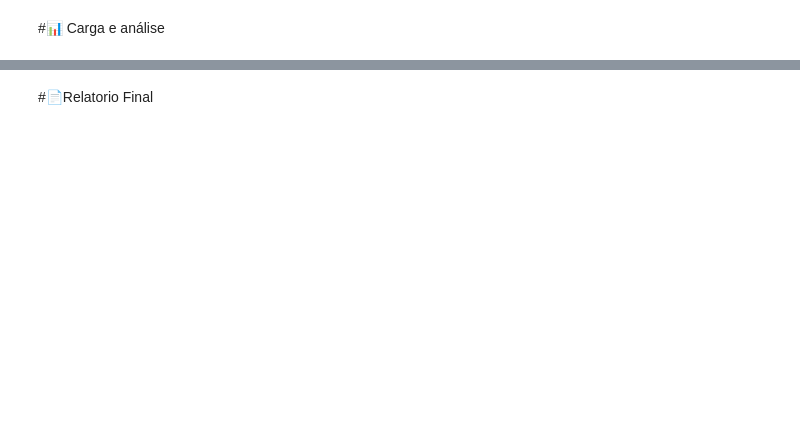
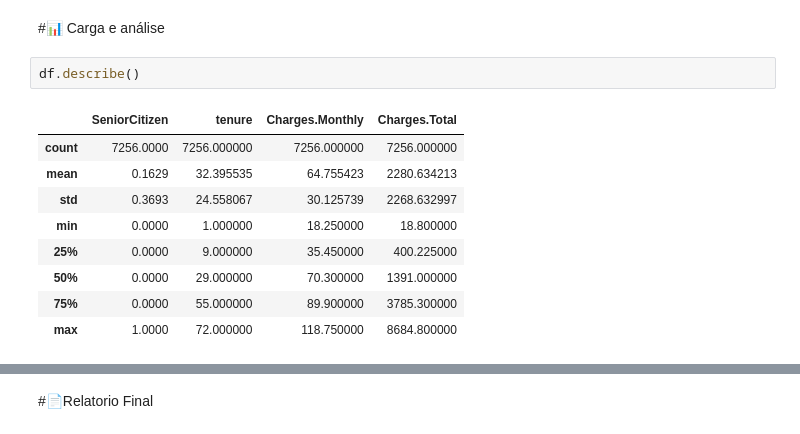
Before and after one commit to ElaiEmylleMatos/challenge-telecom-x, a Jupyter notebook: TelecomX_BR.ipynb, the cells around one changed output, grey strips where cells are left out. Saved outputs shown, nothing was run; the diff lists cells and outputs as text; blank space fills up the shorter version.

```diff
--- a/TelecomX_BR.ipynb
+++ b/TelecomX_BR.ipynb
@@ -207,3 +185,15 @@ Charges.Monthly: [65.6  59.9  73.9  ... 91.75 68.8  67.85]
 Charges.Total: [ 593.3   542.4   280.85 ...  742.9  4627.65 3707.6 ]
 # %% [markdown]
 #📊 Carga e análise
+# %%
+df.describe()
+# %% [output]
+|  | SeniorCitizen | tenure | Charges.Monthly | Charges.Total |
+| count | 7256.0000 | 7256.000000 | 7256.000000 | 7256.000000 |
+| mean | 0.1629 | 32.395535 | 64.755423 | 2280.634213 |
+| std | 0.3693 | 24.558067 | 30.125739 | 2268.632997 |
+| min | 0.0000 | 1.000000 | 18.250000 | 18.800000 |
+| 25% | 0.0000 | 9.000000 | 35.450000 | 400.225000 |
+| 50% | 0.0000 | 29.000000 | 70.300000 | 1391.000000 |
+| 75% | 0.0000 | 55.000000 | 89.900000 | 3785.300000 |
+| max | 1.0000 | 72.000000 | 118.750000 | 8684.800000 |
```
Also changed, not shown: parts of 9 cells of this notebook.
